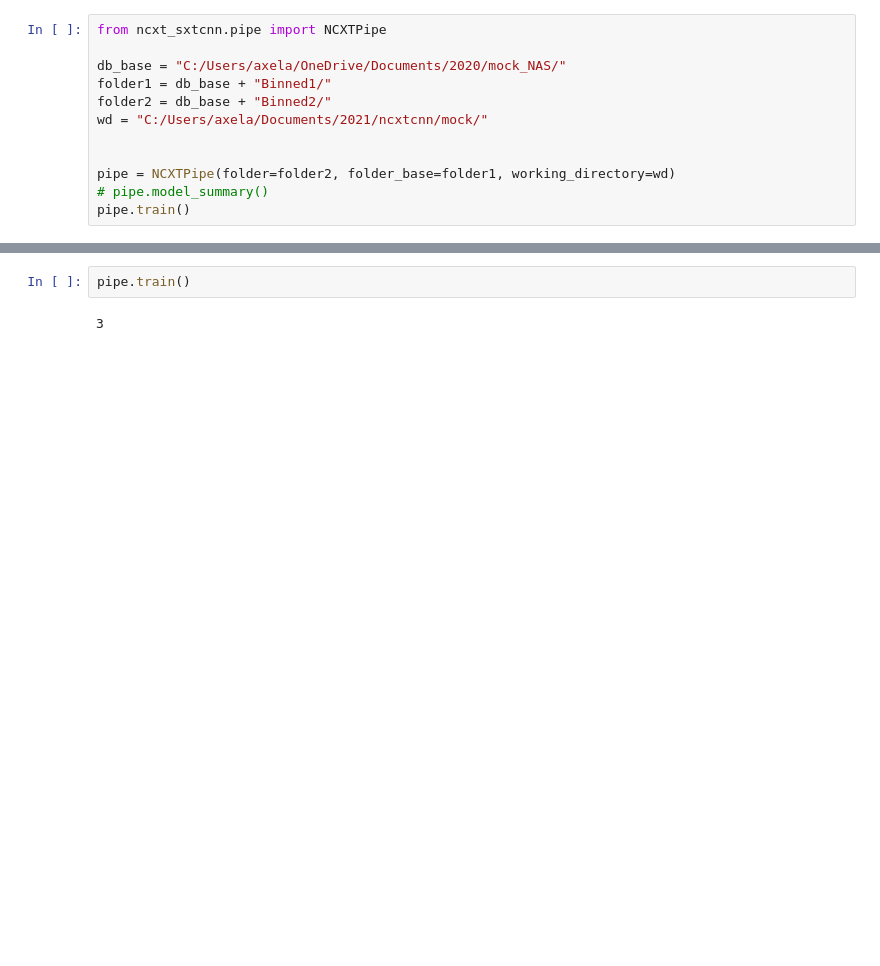
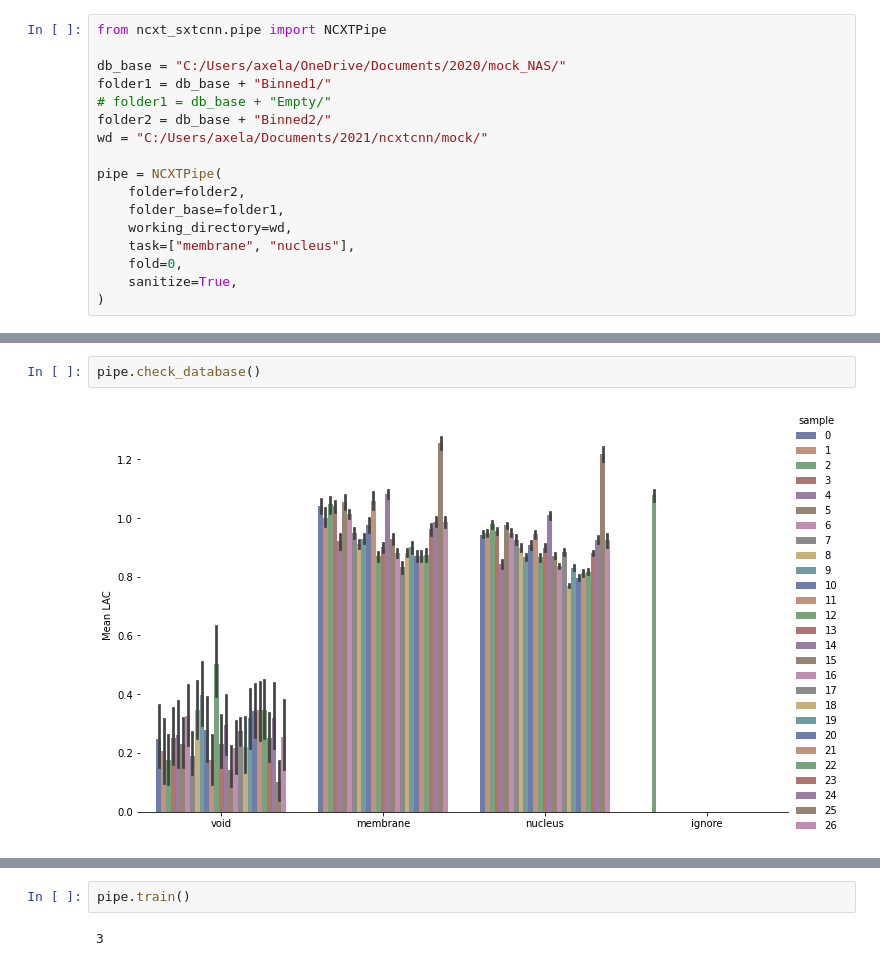
Before and after one commit to ncxt/ncxt_sxtcnn, a Jupyter notebook: dev.ipynb, the cells around one changed output, grey strips where cells are left out. Drawn from its saved outputs; the diff is of its cells as text; blank space fills up the shorter version.

Commit message:
pipe
sanitize as variable for loaders
trainblocks with affine+linear augmentation

```diff
--- a/dev.ipynb
+++ b/dev.ipynb
@@ -38,11 +45,16 @@ from ncxt_sxtcnn.pipe import NCXTPipe
 
 db_base = "C:/Users/axela/OneDrive/Documents/2020/mock_NAS/"
 folder1 = db_base + "Binned1/"
+# folder1 = db_base + "Empty/"
 folder2 = db_base + "Binned2/"
 wd = "C:/Users/axela/Documents/2021/ncxtcnn/mock/"
 
-
-pipe = NCXTPipe(folder=folder2, folder_base=folder1, working_directory=wd)
-# pipe.model_summary()
-pipe.train()
+pipe = NCXTPipe(
+    folder=folder2,
+    folder_base=folder1,
+    working_directory=wd,
+    task=["membrane", "nucleus"],
+    fold=0,
+    sanitize=True,
+)
 # %% [output]
@@ -50,0 +100,4 @@ RuntimeError: CUDA error: device-side assert triggered
+# %%
+pipe.check_database()
+# %% [output]
+[figure, added]
```
Also changed, not shown: parts of 11 cells of this notebook, 6 other files.
